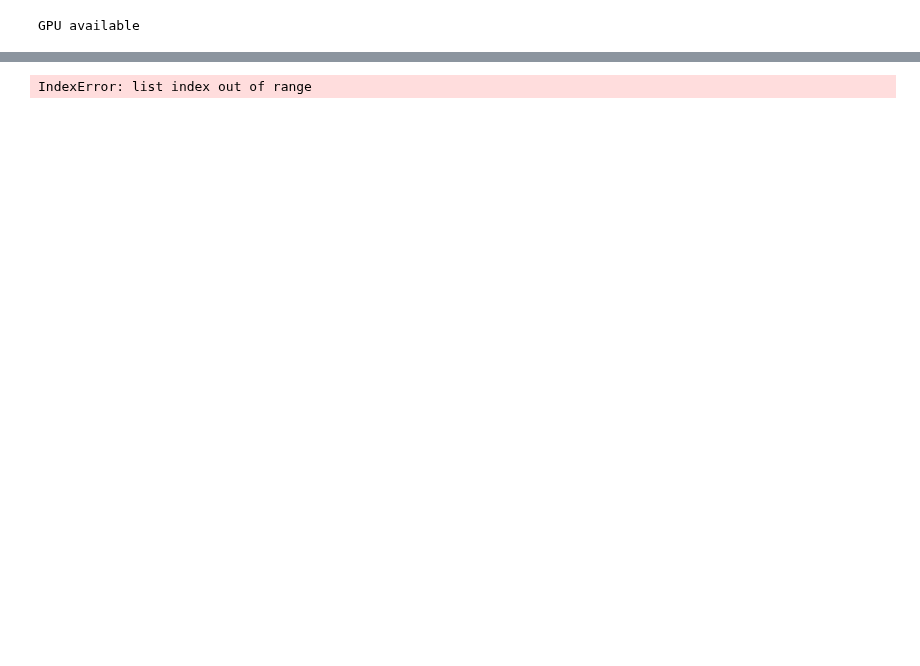
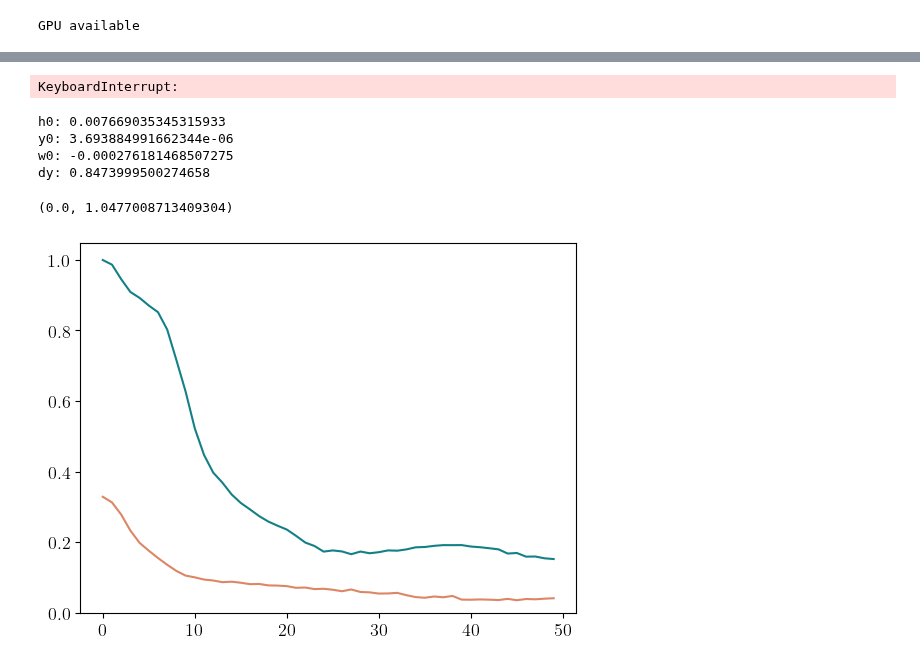
Before and after one commit to loekvanrossem/rnn_structure, a Jupyter notebook: DNN/mnist.ipynb, the cells around one changed output, grey strips where cells are left out. Drawn from its saved outputs; the diff is of its cells as text; code cells hidden in the pictures; blank space fills up the shorter version.

```diff
--- a/DNN/mnist.ipynb
+++ b/DNN/mnist.ipynb
@@ -176,6 +195,13 @@ compiler.training_run(
 )
 # %%
 ## Plot loss
+data_hid = compiler.trackers["hidden"].get_trace()
+data_output = compiler.trackers["output"].get_trace()
+data_hid.index = data_hid.index.set_levels(["A", "B"], level=2)
+data_output.index = data_output.index.set_levels(["A", "B"], level=2)
+data_hid = data_hid.copy()
+data_output = data_output.copy()
+
 loss = compiler.trackers["loss"].get_trace()
 val_loss = loss.query("Dataset==0")[0].to_numpy()
 train_loss = loss.query("Dataset>0").groupby("Epoch").mean()
@@ -183,12 +209,22 @@ epochs = list(set(train_loss.index.get_level_values("Epoch")))
 
 animation = SliderAnimation(
     {
+        "Hidden representations": ActivationsAnimation(
+            data_hid, transform="PCA", plot_labels=True
+        ),
+        "Output": ActivationsAnimation(
+            data_output,
+            transform="none",
+            plot_labels=True,
+            # fixed_points=dict(zip(names, outputs)),
+        ),
         "Loss": EpochAnimation(
             graphs={
                 "Training loss": train_loss,
                 "Validation loss": val_loss,
             },
             unitless_graphs={},
+            y_bounds=(0, 1),
         ),
     },
     parameters=epochs,
@@ -196,4 +232,4 @@ animation = SliderAnimation(
     fig_size=4,
 )
 # %% [output]
-IndexError: list index out of range
+KeyboardInterrupt:
@@ -199,0 +275,35 @@ IndexError: list index out of range
+# %%
+epochs = np.arange(0, len(h_A))
+
+dy2 = np.sum((y_true_B - y_true_A) ** 2)
+h2 = np.array([np.sum((h_A[epoch] - h_B[epoch]) ** 2) for epoch in epochs])
+y2 = np.array([np.sum((y_A[epoch] - y_B[epoch]) ** 2) for epoch in epochs])
+w = np.array(
+    [
+        y2[epoch] - np.dot(y_true_A - y_true_B, y_A[epoch] - y_B[epoch])
+        for epoch in epochs
+    ]
+)
+y0_mean = np.sum((0.5 * ((y_A[0] + y_B[0]) - (y_true_B + y_true_A))) ** 2)
+
+dx2 = np.linalg.norm(two_points[0][0] - two_points[1][0]) ** 2
+
+h0, y0, w0, dy = h2[0], y2[0], w[0], dy2
+print(f"h0: {h0}")
+print(f"y0: {y0}")
+print(f"w0: {w0}")
+print(f"dy: {dy}")
+
+# epochs = epochs * mod
+# %% [output]
+h0: 0.007669035345315933
+y0: 3.693884991662344e-06
+w0: -0.000276181468507275
+dy: 0.8473999500274658
+# %%
+plt.plot([np.linalg.norm(y_A[epoch] - y_true_A) for epoch in epochs])
+plt.plot([np.linalg.norm(y_B[epoch] - y_true_B) for epoch in epochs])
+plt.ylim(0)
+# %% [output]
+(0.0, 1.0477008713409304)
+[figure, added]
```
Also changed, not shown: parts of 22 cells of this notebook, 24 other files.
